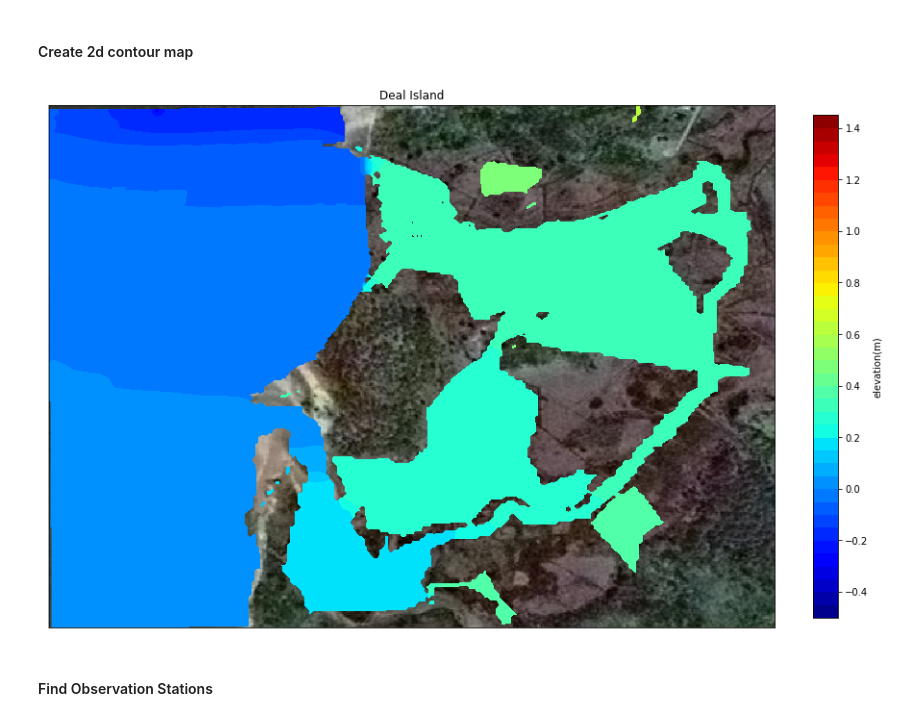
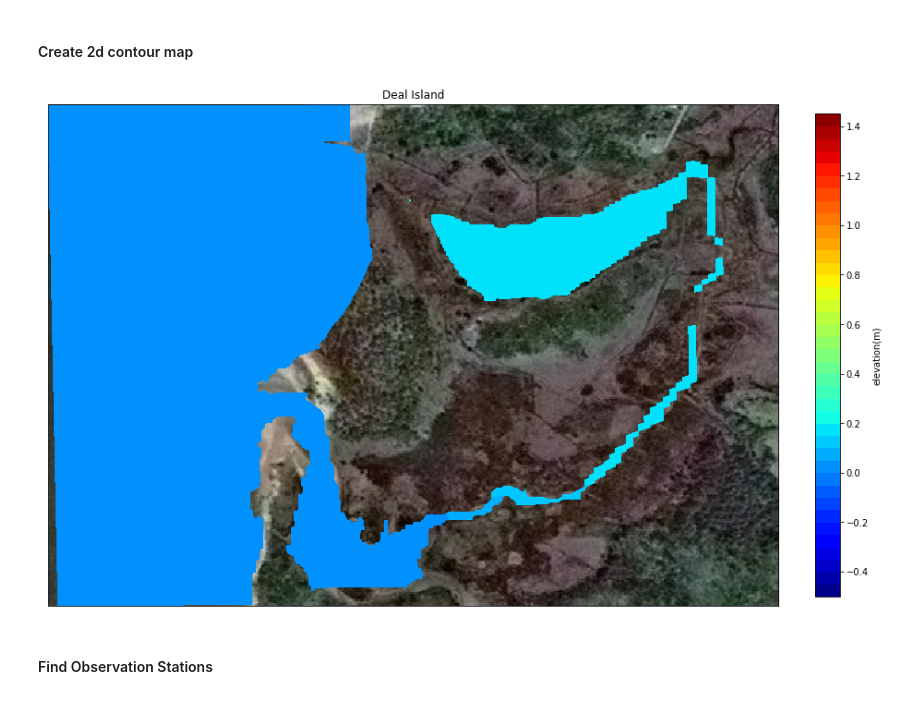
Before and after one commit to yangzhangfeng/xbeach, a Jupyter notebook: xbeach_python/xbeach_overview.ipynb, the cells around one changed output. Saved outputs shown, nothing was run; the diff lists cells and outputs as text; code cells hidden in the pictures.

```diff
--- a/xbeach_python/xbeach_overview.ipynb
+++ b/xbeach_python/xbeach_overview.ipynb
@@ -49,6 +54,6 @@ from libs import *
 # %%
-root = pl.Path(r'Z:\Users\Tyler\projects\TNC\modeling\2d')
-xb = nc4.Dataset(str(root / 'opt3' / 'xboutput.nc'))
+root = pl.Path(r'Z:\Users\Tyler\projects\TNC\modeling')
+xb = nc4.Dataset(str(root / '2d' / 'med_res' / 'xboutput.nc'))
 root2 = pl.Path(r'Z:\Project_TNC\3_Field\2_Data\2_Processed')
 hobos = root2 / '1_hobo' / 'di_20180912_20181205'
 # %% [markdown]
@@ -63,0 +71,3 @@ v = xb.variables['v'][:]
+# %%
+zinit = xbi.init_zsinit(root,z[0,:,:],zs[45,:,:])
+xbi.write_2delft(root,zinit,'zinit.txt')
@@ -288,11 +222,11 @@ plt.show()
 # %%
 lat1,lat2 = np.min(y),np.max(y)
 lon1,lon2 = np.min(x),np.max(x)
 title = 'Deal Island'
 levels = np.arange(-0.5,1.5,0.05)
-xbeach.contour_map(x,y,z[0,:,:],zs[50,:,:],title,levels,lat1,lat2,lon1,lon2)
+xbeach.contour_map(x,y,z[0,:,:],zinit,title,levels,lat1,lat2,lon1,lon2)
 # %% [output]
-[figure, old version]
+[figure, new version]
 # %% [markdown]
 #### Find Observation Stations
 # %%
```
Also changed, not shown: parts of 15 cells of this notebook, 1 other file.
